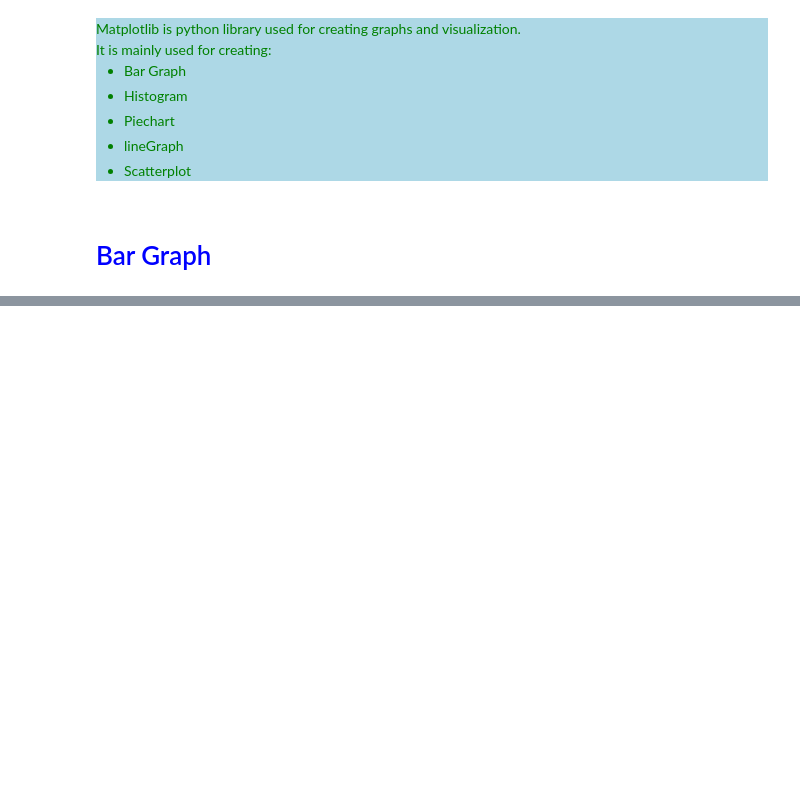
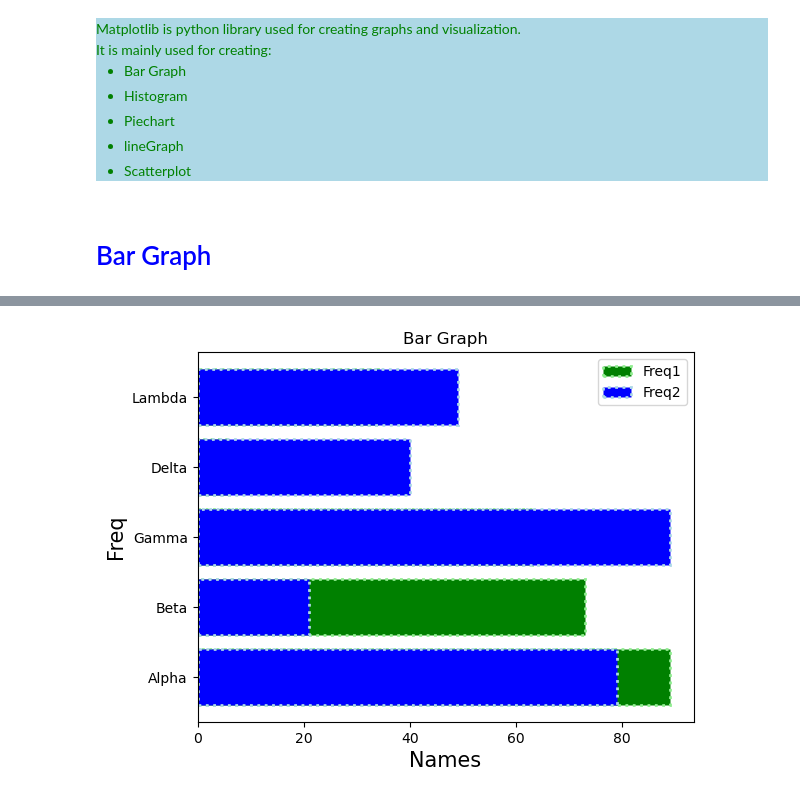
Before and after one commit to Kartika-Nidhi/Libraries_for_DS, a Jupyter notebook: Matplotlib.ipynb, the cells around one changed output, grey strips where cells are left out. Cells and saved outputs as stored; diff of their text form; code cells hidden in the pictures; blank space fills up the shorter version.

```diff
--- a/Matplotlib.ipynb
+++ b/Matplotlib.ipynb
@@ -42,0 +58,17 @@ plt.show()
+# %%
+ax = ['Alpha','Beta','Gamma','Delta','Lambda']
+ay = np.random.randint(1,100,5)
+az= np.random.randint(1,100,5)
+
+plt.title("Bar Graph")
+plt.xlabel("Names", fontsize = 15)
+plt.ylabel("Freq", fontsize = 15)
+
+
+
+plt.barh(ax,ay, color = 'green', edgecolor = 'lightgreen', linewidth = 2, linestyle = ":", label = 'Freq1')
+plt.barh(ax,az, color = 'blue', edgecolor = 'lightblue', linewidth = 2, linestyle = ":", label = 'Freq2')
+plt.legend()
+plt.show()
+# %% [output]
+[figure, added]
```
Also changed, not shown: parts of 7 cells of this notebook.
